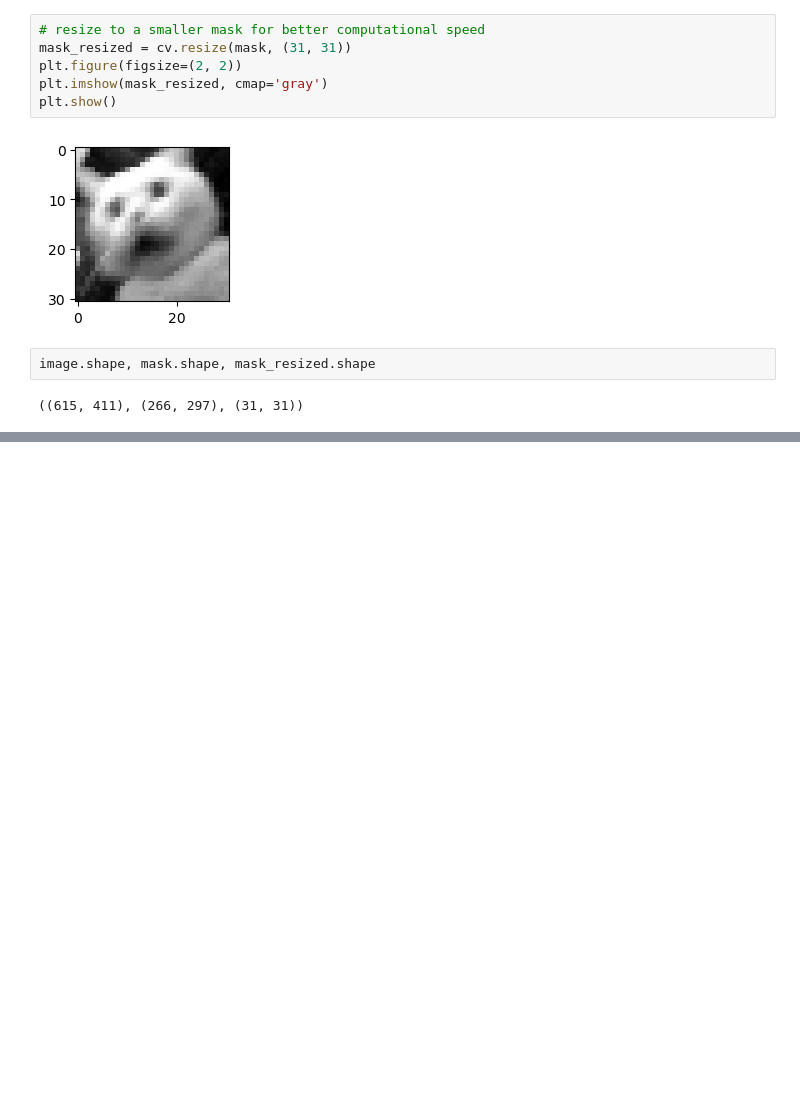
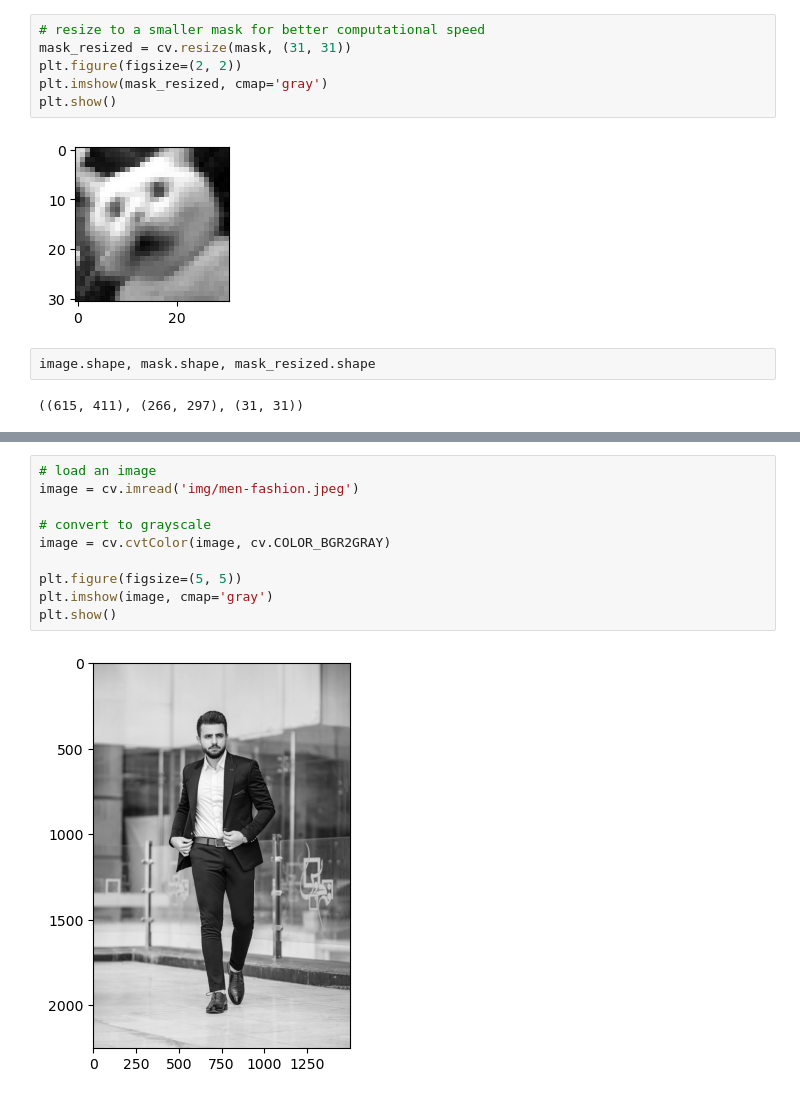
Before and after one commit to raviearjun/Belajar-ML-AI, a Jupyter notebook: DIP/filtering-based-enhancement.ipynb, the cells around one changed output, grey strips where cells are left out. Saved outputs shown, nothing was run; the diff lists cells and outputs as text; blank space fills up the shorter version.

```diff
--- a/DIP/filtering-based-enhancement.ipynb
+++ b/DIP/filtering-based-enhancement.ipynb
@@ -75,0 +211,12 @@ ValueError: operands could not be broadcast together with shapes (31,31) (266,29
+# %%
+# load an image
+image = cv.imread('img/men-fashion.jpeg')
+
+# convert to grayscale
+image = cv.cvtColor(image, cv.COLOR_BGR2GRAY)
+
+plt.figure(figsize=(5, 5))
+plt.imshow(image, cmap='gray')
+plt.show()
+# %% [output]
+[figure, added]
```
Also changed, not shown: parts of 12 cells of this notebook, 6 other files.
